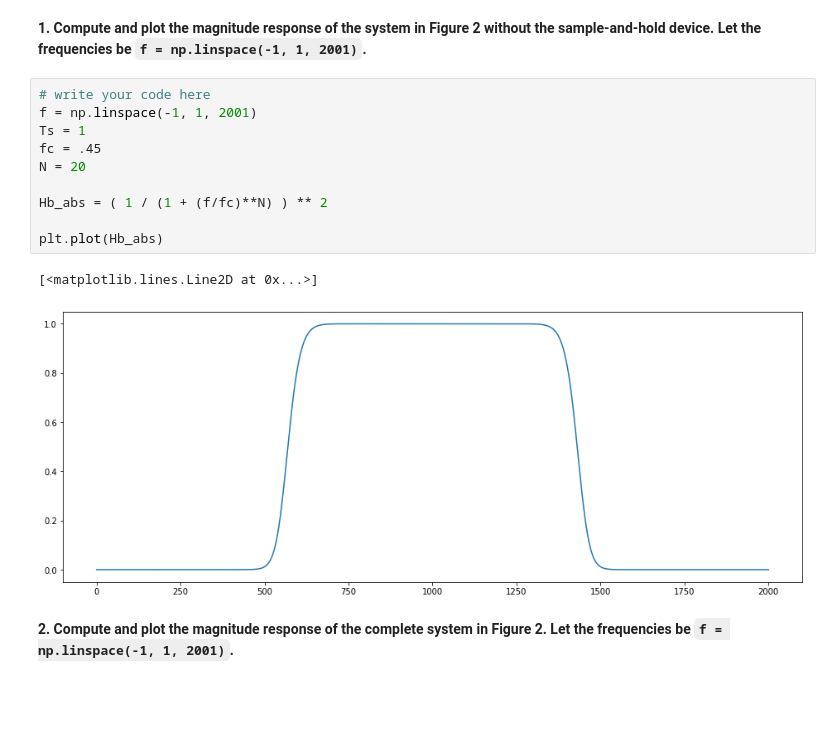
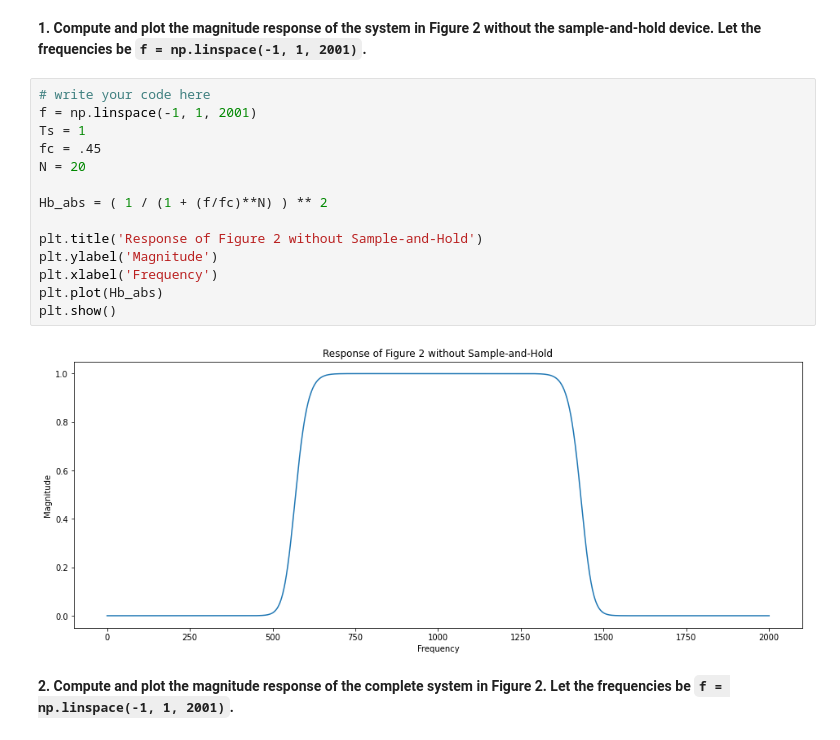
Before and after one commit to cdavin2/dsp_lab04a, a Jupyter notebook: lab04a_final_report.ipynb, the cells around one changed output. Saved outputs shown, nothing was run; the diff lists cells and outputs as text; blank space fills up the shorter version.

````diff
--- a/lab04a_final_report.ipynb
+++ b/lab04a_final_report.ipynb
@@ -42,16 +38,19 @@ The autoreload extension is already loaded. To reload it, use:
 # %%
 # write your code here
 f = np.linspace(-1, 1, 2001)
 Ts = 1
 fc = .45
 N = 20
 
 Hb_abs = ( 1 / (1 + (f/fc)**N) ) ** 2
 
+plt.title('Response of Figure 2 without Sample-and-Hold')
+plt.ylabel('Magnitude')
+plt.xlabel('Frequency')
 plt.plot(Hb_abs)
+plt.show()
 # %% [output]
-[<matplotlib.lines.Line2D at 0x...>]
-[figure, old version]
+[figure, new version]
 # %% [markdown]
 **2. Compute and plot the magnitude response of the complete system in Figure 2. Let the frequencies be ```f = np.linspace(-1, 1, 2001)```.**
 # %%
````
Also changed, not shown: parts of 16 cells of this notebook.
